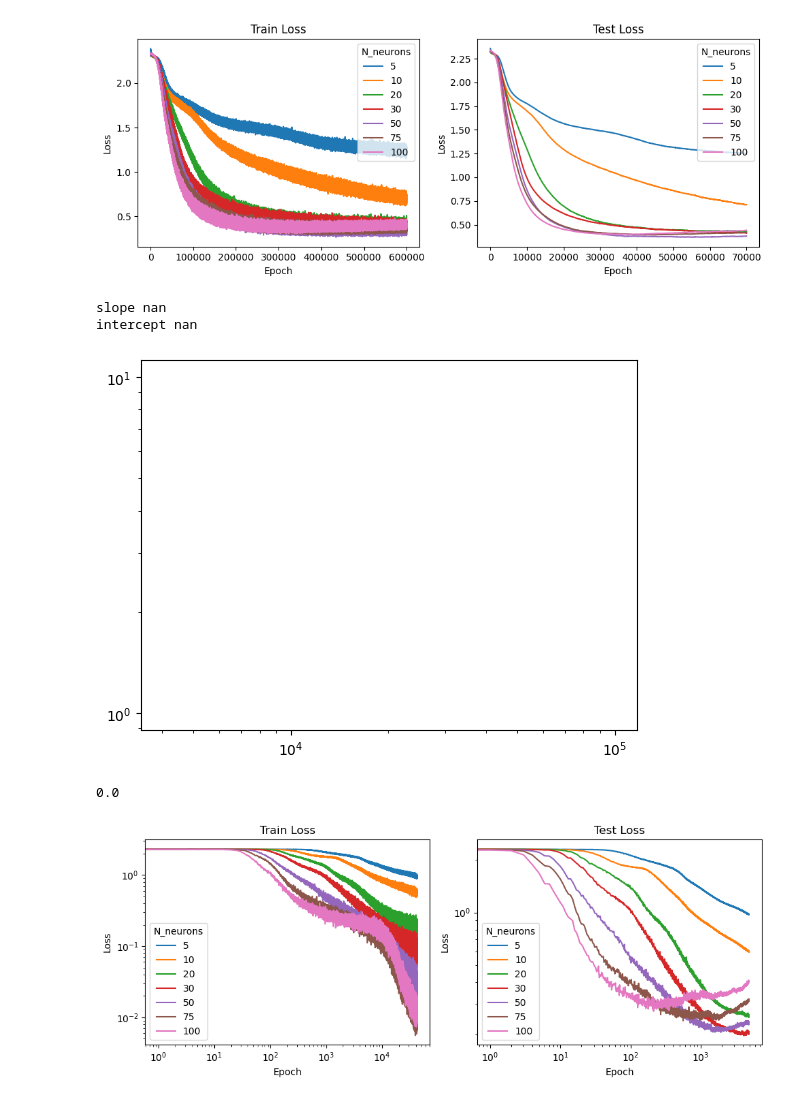
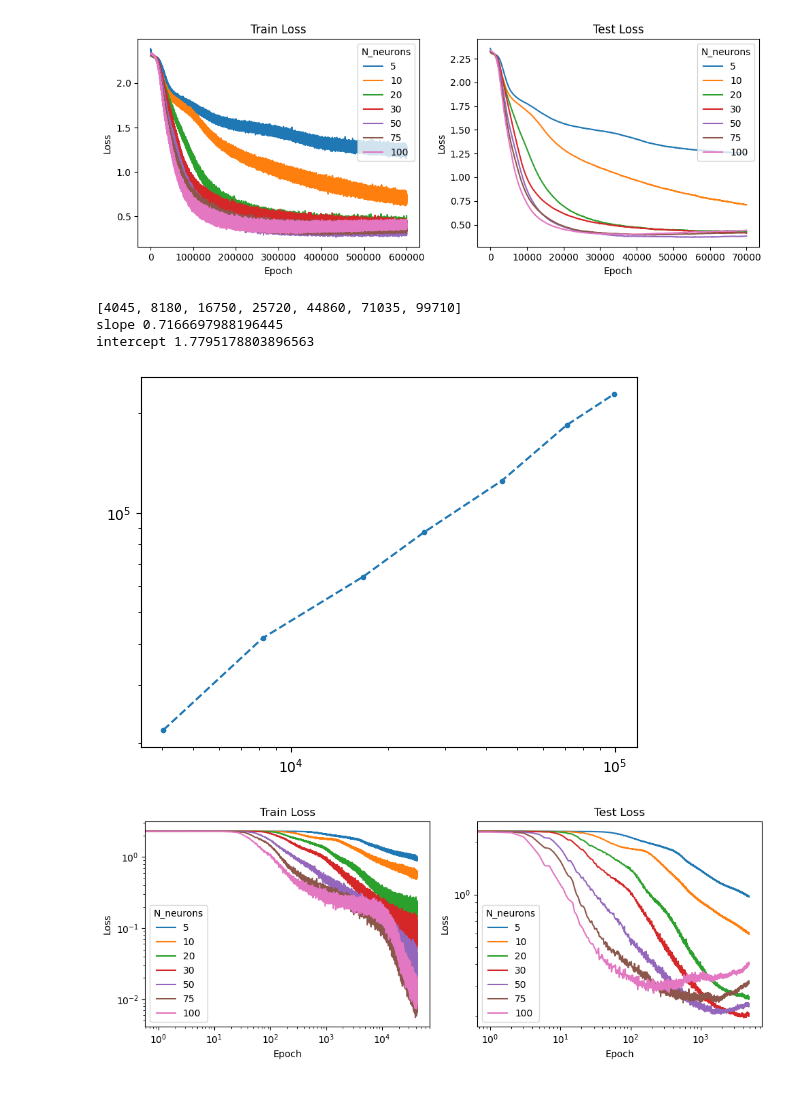
Before and after one commit to ASkalli/nonlinear_oscillator_network, a Jupyter notebook: MNIST/results/convergence_analysis.ipynb, the cells around one changed output. Cells and saved outputs as stored; diff of their text form; code cells hidden in the pictures.

```diff
--- a/MNIST/results/convergence_analysis.ipynb
+++ b/MNIST/results/convergence_analysis.ipynb
@@ -357,17 +334,31 @@ mem_cost_spsa = np.array(mem_cost_spsa) * 1048576/1e6
 # %%
-cost_to_conv = mem_cost_spsa * knee_idx
+cost_to_conv = mem_cost_spsa * knee_idx_SPSA
 plt.loglog(N_dim_vec,cost_to_conv,'--.')
 a, b = np.polyfit(np.log10(N_dim_vec), np.log10(cost_to_conv), 1)  # linear fit
 print(f'slope {a}')
 print(f'intercept {b}')
-# %% [output]
-slope nan
-intercept nan
-[figure, removed]
-# %%
-mem_load3
-# %% [output]
-0.0
+# %%
+N_dim_vec = []
+for k in range(len(avg_results_SPSA)):
+    N_dim = int(avg_results_SPSA[k]['n_params'])
+    N_dim_vec.append(N_dim)
+
+print(N_dim_vec)
+# peak memory data below was measured with the following terminal command  : "scalene --html memory_profile_SPSA.py" only need to change N_dim in the .py script repeatedly
+#added tracemalloc memory profiling because scalene does not monitor such a low memory usage per epoch
+
+SPSA_mem_perepoch = [1.102, 1.554,2.559,3.516,5.373,8.092,11.039] # cost in MB
+SPSA_cost_to_conv = SPSA_mem_perepoch * knee_idx_SPSA
+plt.loglog(N_dim_vec,SPSA_cost_to_conv,'--.')
+
+a, b = np.polyfit(np.log10(N_dim_vec), np.log10(SPSA_cost_to_conv), 1)  # linear fit
+print(f'slope {a}')
+print(f'intercept {b}')
+# %% [output]
+[4045, 8180, 16750, 25720, 44860, 71035, 99710]
+slope 0.7166697988196445
+intercept 1.7795178803896563
+[figure, added]
 # %%
 fig, axs = plt.subplots(1, 2, figsize=(10, 4))  # 1 row, 2 columns
 
```
Also changed, not shown: parts of 5 cells of this notebook, 36 other files.
